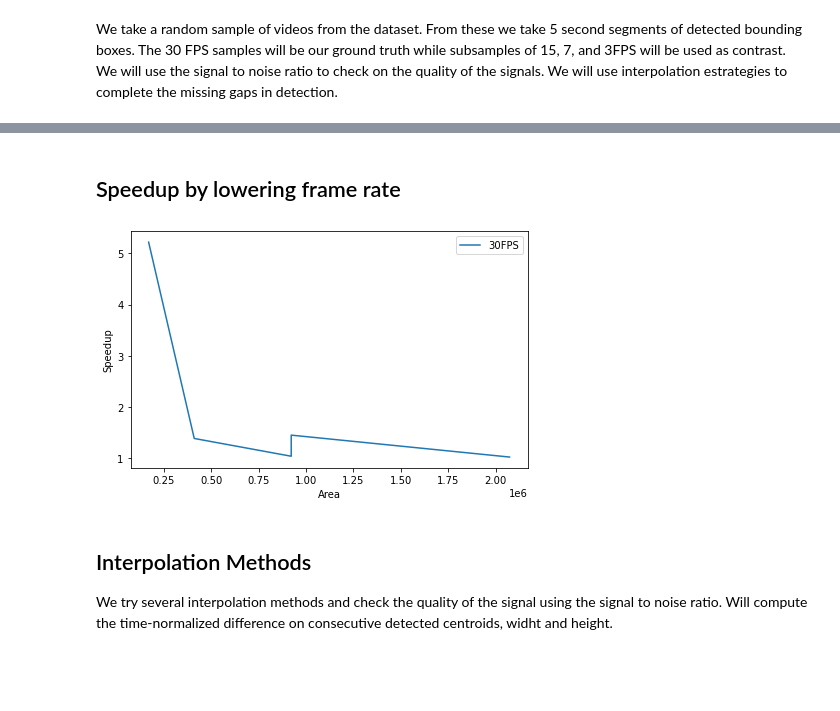
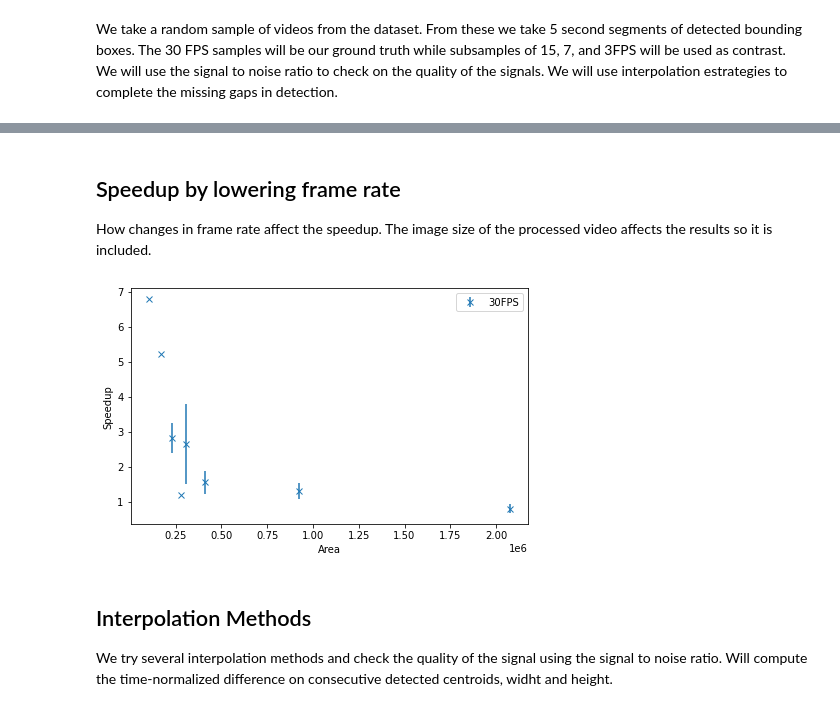
Before and after one commit to segonzal/chiletv, a Jupyter notebook: analysis/sampling_rate_for_face_detection.ipynb, the cells around one changed output, grey strips where cells are left out. Saved outputs shown, nothing was run; the diff lists cells and outputs as text; code cells hidden in the pictures; blank space fills up the shorter version.

```diff
--- a/analysis/sampling_rate_for_face_detection.ipynb
+++ b/analysis/sampling_rate_for_face_detection.ipynb
@@ -34,6 +34,9 @@ for d in experiments:
         with track_file.open('r', encoding='utf8') as fp:
             track_file = json.load(fp)
 
+        if len(track_file['tracks']) == 0:
+            continue
+
         track_time, track_bbox, track_kpts = zip(*[(t['time'], t['bbox'], t['kpts']) for t in track_file['tracks'].values()])
 
         track_time = list(track_time)
@@ -41,16 +44,16 @@ for d in experiments:
         track_kpts = list(track_kpts)
         track_length = []
 
-        # Normalizes tracks to Video Width/Height and to the start time.
+        # Normalizes tracks to screen center and to the start time.
         for i, (t, b, k) in enumerate(zip(track_time, track_bbox, track_kpts)):
             t = np.float32(t)
             b = np.float32(b).reshape(-1, 2, 2)
             k = np.float32(k).reshape(-1, 5, 2)
             t -= t[0]
-            b[:, :, 0] /= track_file['width']
-            b[:, :, 1] /= track_file['height']
-            k[:, :, 0] /= track_file['width']
-            k[:, :, 1] /= track_file['height']
+            b[:, :, 0] -= 0.5 * track_file['width']
+            b[:, :, 1] -= 0.5 * track_file['height']
+            k[:, :, 0] -= 0.5 * track_file['width']
+            k[:, :, 1] -= 0.5 * track_file['height']
             track_time[i] = t.tolist()
             track_bbox[i] = b.tolist()
             track_kpts[i] = k.tolist()
@@ -105,8 +108,16 @@ for ti, ts in zip(track_samples, track_start):
             t_time.append(track_time[ti][i])
             t_bbox.append(track_bbox[ti][i])
             t_kpts.append(track_kpts[ti][i])
-    test_time.append(t_time)
+    test_time.append([t - t_time[0] for t in t_time])
     test_bbox.append(t_bbox)
     test_kpts.append(t_kpts)
 # %%
 # Calculate the center of the bbox for all frames and get the average position, normalize the track centers by it.
+test_ctrs = []
+for bbox in test_bbox:
+    bbox = np.float32(bbox)
+    ctr = np.sum(bbox, axis=1) * 0.5
+    test_ctrs.append(ctr)
+# %%
+def gaussian(x, mu, sigma):
+    return (1.0 / np.sqrt(2 * np.pi * sigma**2)) * np.exp(-((x - mu)**2) / (2 * sigma**2))
@@ -113,27 +158,33 @@ for ti, ts in zip(track_samples, track_start):
 # %% [markdown]
 ## Speedup by lowering frame rate
+
+How changes in frame rate affect the speedup. The image size of the processed video affects the results so it is included.
 # %%
 fig = plt.figure()
 ax = plt.axes()
 
 for d in experiments:
-    area = np.float32(d['width']) * np.float32(d['height'])
-    speedup = np.float32(d['video_length']) / np.float32(d['time_detecting'])
+    all_area = np.float32(d['width']) * np.float32(d['height'])
+    all_speedup = np.float32(d['video_length']) / np.float32(d['time_detecting'])
+
+    area = np.sort(np.unique(all_area))
+    speedup = [np.mean(all_speedup[all_area == i]) for i in area]
+    speedup_err = [np.std(all_speedup[all_area == i]) for i in area]
+    ax.errorbar(area, speedup, yerr=speedup_err, fmt='x', label=d['label'])
 
     # Order results by area
-    idx = np.argsort(area)
-    area = area[idx]
-    speedup = speedup[idx]
-
-    ax.plot(area, speedup, label=d['label'])
+    # idx = np.argsort(area)
+    # area = area[idx]
+    # speedup = speedup[idx]
+    #ax.scatter(area, speedup, label=d['label'])
 
 fig.tight_layout()
 plt.xlabel('Area')
 plt.ylabel('Speedup')
 plt.legend()
 plt.show()
 # %% [output]
-[figure, old version]
+[figure, new version]
 # %% [markdown]
 ## Interpolation Methods
 
```
Also changed, not shown: parts of 2 cells of this notebook.
